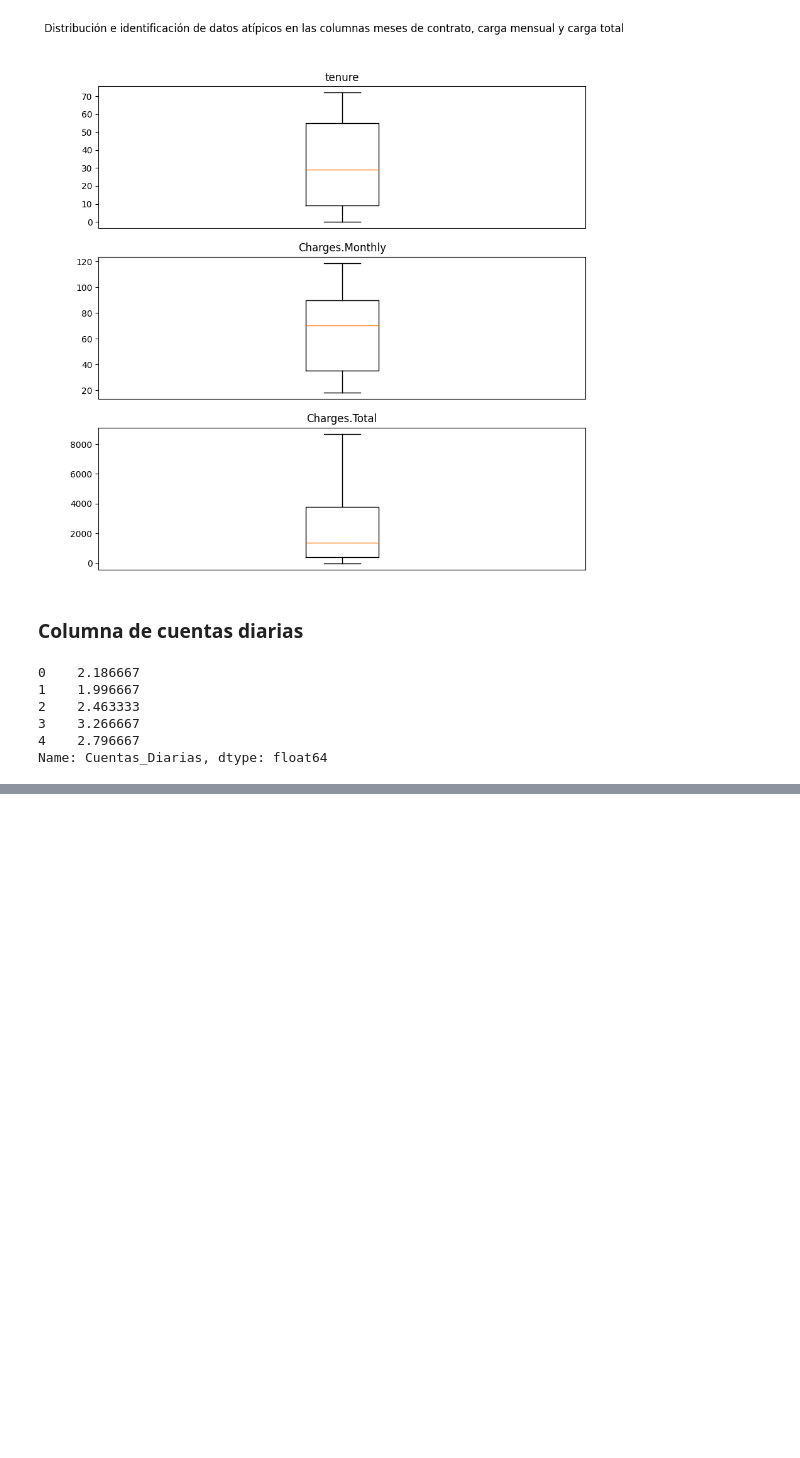
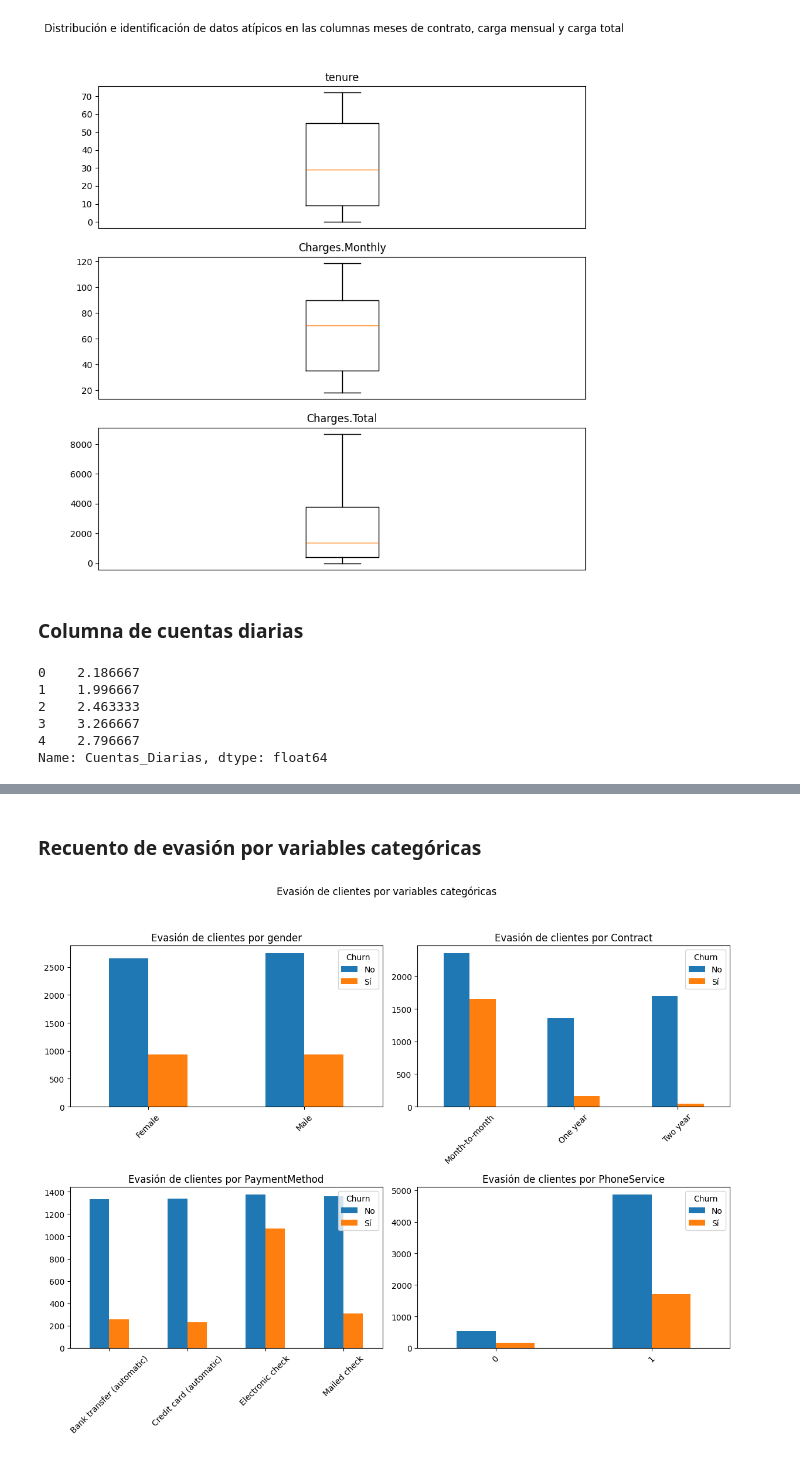
Before and after one commit to LeandroD-240/Oracle-Practices, a Jupyter notebook: TelecomX.ipynb, the cells around one changed output, grey strips where cells are left out. Drawn from its saved outputs; the diff is of its cells as text; code cells hidden in the pictures; blank space fills up the shorter version.

```diff
--- a/TelecomX.ipynb
+++ b/TelecomX.ipynb
@@ -307,0 +360,21 @@ Name: Cuentas_Diarias, dtype: float64
+# %% [markdown]
+### Recuento de evasión por variables categóricas
+# %%
+bar_cols = ["gender", "Contract", "PaymentMethod", "PhoneService"]
+
+fig, ax = plt.subplots(2, 2, figsize=(12, 10))
+fig.suptitle("Evasión de clientes por variables categóricas")
+axes = ax.flatten()
+
+for i, col in enumerate(bar_cols):
+    cross = pd.crosstab(df[col], df["Churn"])
+    cross.plot(kind="bar", ax=axes[i], rot=45)
+    axes[i].set_title(f"Evasión de clientes por {bar_cols[i]}")
+    axes[i].set_xlabel("")
+    axes[i].set_ylabel("")
+    axes[i].legend(title="Churn", labels=["No", "Sí"])
+
+plt.tight_layout(rect=[0, 0.03, 1, 0.95])
+plt.show()
+# %% [output]
+[figure, added]
```
Also changed, not shown: parts of 12 cells of this notebook.
